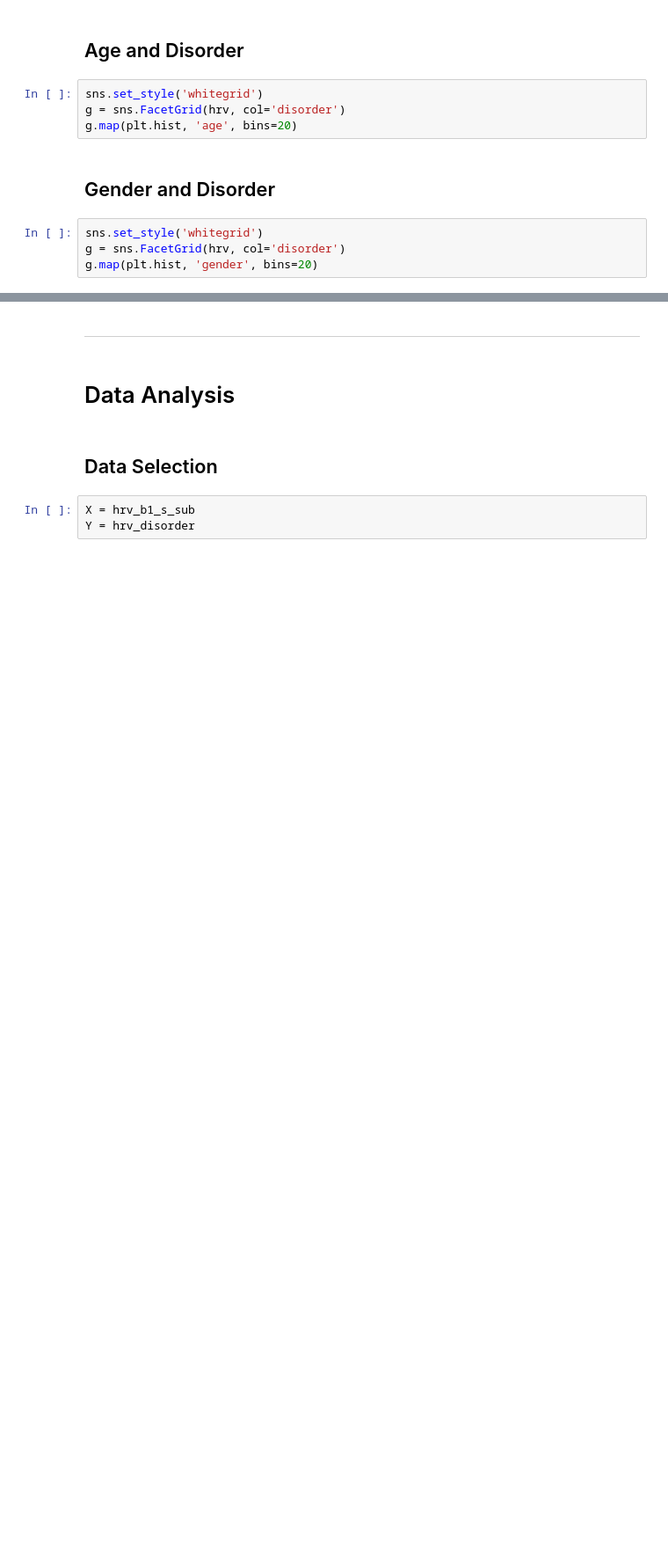
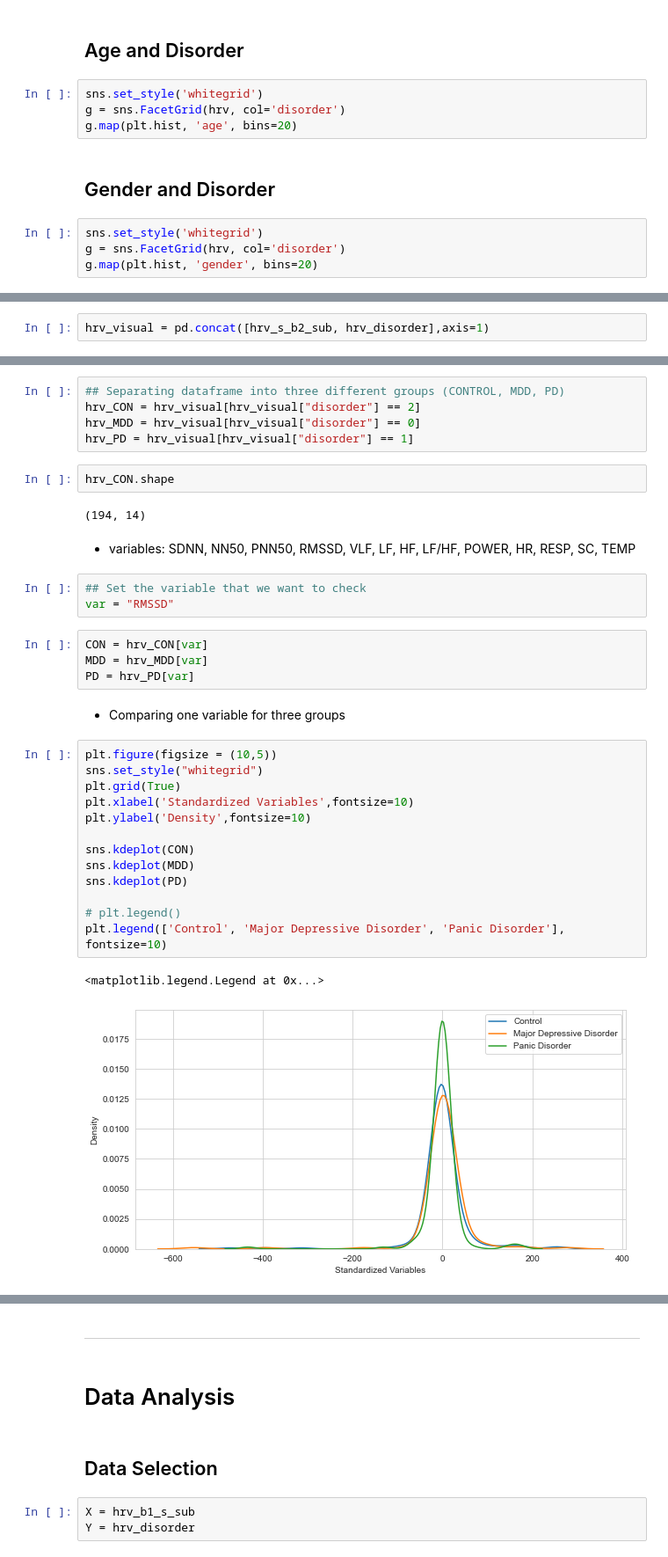
Before and after one commit to andrewyoo214/depression-pred, a Jupyter notebook: HRV_analysis.ipynb, the cells around one changed output, grey strips where cells are left out. Shown at 88% size. Saved outputs shown, nothing was run; the diff lists cells and outputs as text; blank space fills up the shorter version.

```diff
--- a/HRV_analysis.ipynb
+++ b/HRV_analysis.ipynb
@@ -233,0 +401,2 @@ g.map(plt.hist, 'gender', bins=20)
+# %%
+hrv_visual = pd.concat([hrv_s_b2_sub, hrv_disorder],axis=1)
@@ -233,0 +419,36 @@ g.map(plt.hist, 'gender', bins=20)
+# %%
+## Separating dataframe into three different groups (CONTROL, MDD, PD)
+hrv_CON = hrv_visual[hrv_visual["disorder"] == 2]
+hrv_MDD = hrv_visual[hrv_visual["disorder"] == 0]
+hrv_PD = hrv_visual[hrv_visual["disorder"] == 1]
+# %%
+hrv_CON.shape
+# %% [output]
+(194, 14)
+# %% [markdown]
+* variables: SDNN, NN50, PNN50, RMSSD, VLF, LF, HF, LF/HF, POWER, HR, RESP, SC, TEMP
+# %%
+## Set the variable that we want to check
+var = "RMSSD"
+# %%
+CON = hrv_CON[var]
+MDD = hrv_MDD[var]
+PD = hrv_PD[var]
+# %% [markdown]
+* Comparing one variable for three groups
+# %%
+plt.figure(figsize = (10,5))
+sns.set_style("whitegrid")
+plt.grid(True)
+plt.xlabel('Standardized Variables',fontsize=10)
+plt.ylabel('Density',fontsize=10)
+
+sns.kdeplot(CON)
+sns.kdeplot(MDD)
+sns.kdeplot(PD)
+
+# plt.legend()
+plt.legend(['Control', 'Major Depressive Disorder', 'Panic Disorder'], fontsize=10)
+# %% [output]
+<matplotlib.legend.Legend at 0x...>
+[figure, added]
```
Also changed, not shown: parts of 36 cells of this notebook.
